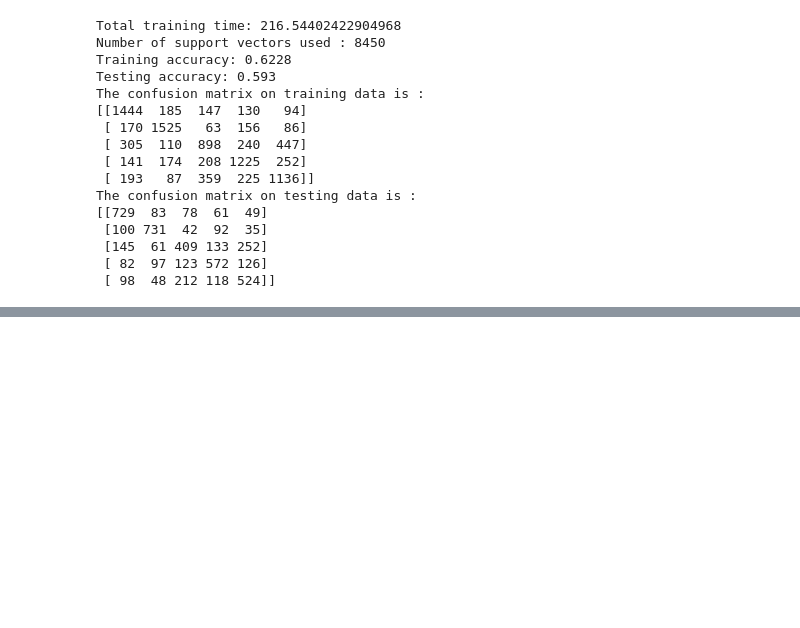
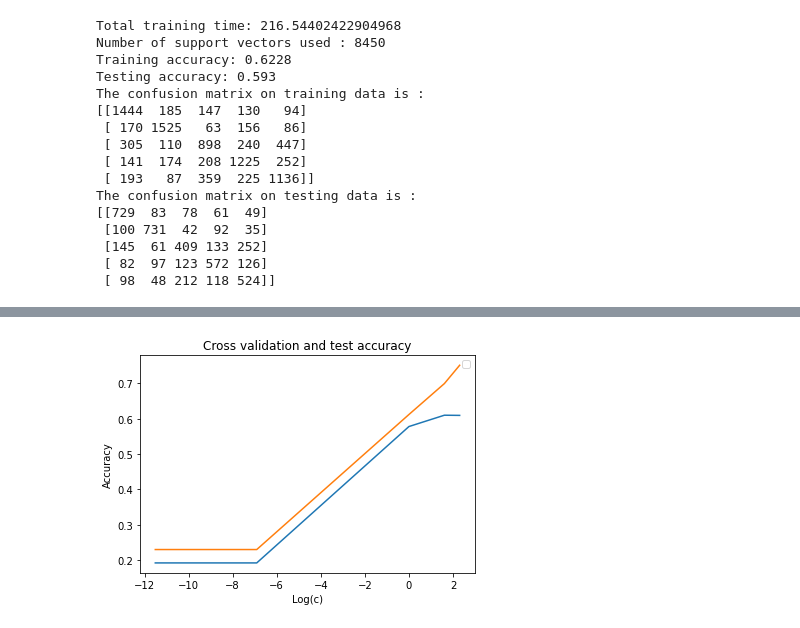
Before and after one commit to agSidharth/ml774, a Jupyter notebook: Assignment2/Q3/A2_Q3.ipynb, the cells around one changed output, grey strips where cells are left out. Saved outputs shown, nothing was run; the diff lists cells and outputs as text; code cells hidden in the pictures; blank space fills up the shorter version.

```diff
--- a/Assignment2/Q3/A2_Q3.ipynb
+++ b/Assignment2/Q3/A2_Q3.ipynb
@@ -278,3 +294,11 @@ def missclassified(test_pred,Y_test,X_test):
 
       if(count==0): break
   pass
+# %%
+from sklearn.utils import shuffle
+X,Y = shuffle(X,Y)
+X_test,Y_test = shuffle(X,Y)
+
+from sklearn.model_selection import KFold
+
+C_List = [1e-5, 1e-3, 1, 5, 10]
@@ -280,0 +346,2 @@ def missclassified(test_pred,Y_test,X_test):
+# %%
+val_acc,test_acc = cross_SVM(X,Y,X_test,Y_test,C_List,gamma,5)
@@ -280,0 +365,14 @@ def missclassified(test_pred,Y_test,X_test):
+# %%
+c_vals_log = []
+
+for thisC in C_List:
+  c_vals_log.append(math.log(thisC))
+
+plt.plot(c_vals_log, val_acc)
+plt.plot(c_vals_log, test_acc)
+plt.title("Cross validation and test accuracy")
+plt.ylabel("Accuracy")
+plt.xlabel("Log(c)")
+plt.legend()
+plt.savefig("3d.png")
+# %% [output]
@@ -280,0 +380 @@ def missclassified(test_pred,Y_test,X_test):
+[figure, added]
```
Also changed, not shown: parts of 6 cells of this notebook, 6 other files.
